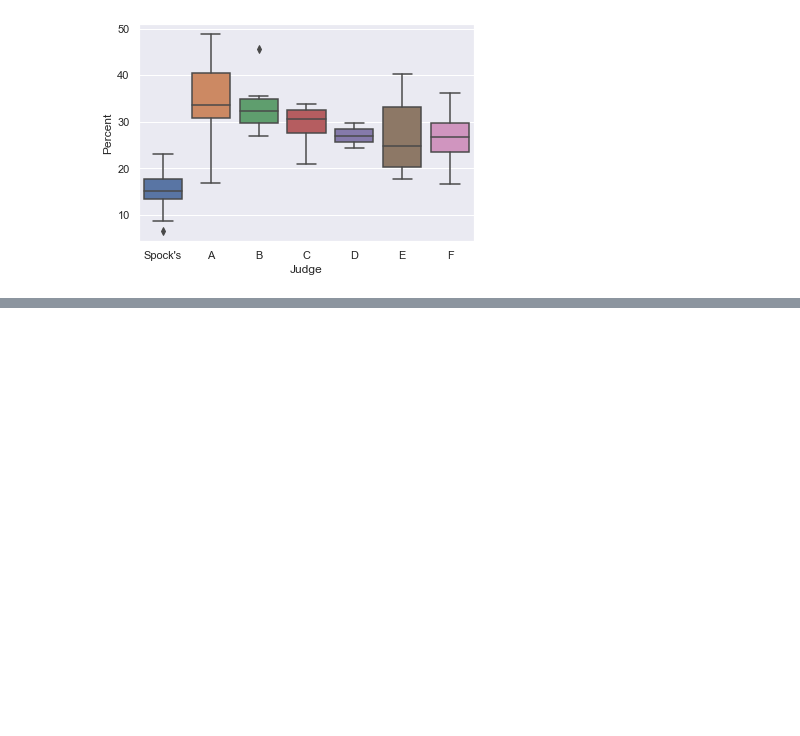
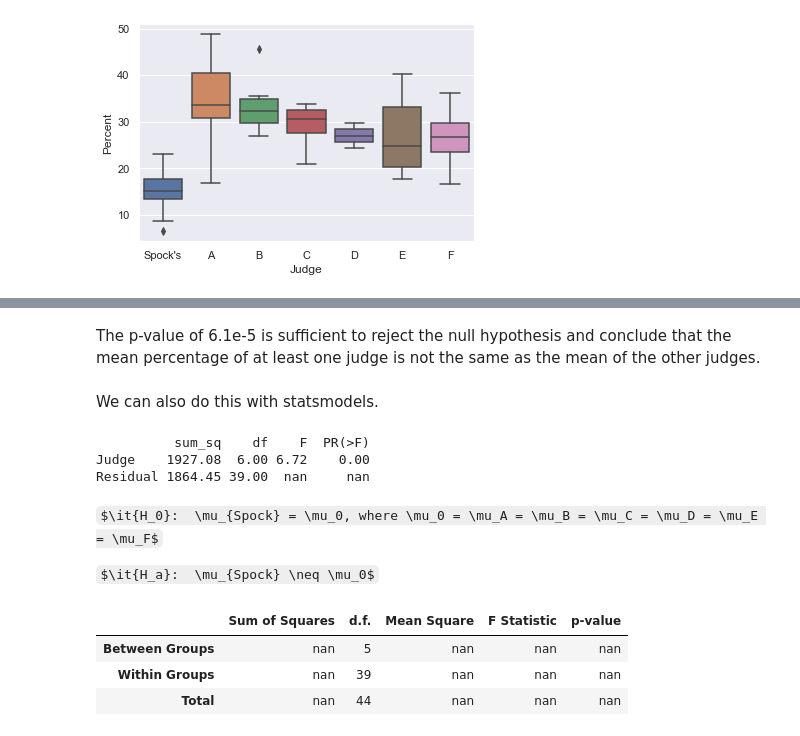
Before and after one commit to quintusdias/sleuth3, a Jupyter notebook: ch05/dr_spock.ipynb, the cells around one changed output, grey strips where cells are left out. Drawn from its saved outputs; the diff is of its cells as text; code cells hidden in the pictures; some formulas as TeX source; blank space fills up the shorter version.

```diff
--- a/ch05/dr_spock.ipynb
+++ b/ch05/dr_spock.ipynb
@@ -79,0 +107,37 @@ ss_extra
+# %% [markdown]
+The p-value of 6.1e-5 is sufficient to reject the null hypothesis and conclude that the mean percentage of at least one judge is not the same as the mean of the other judges.
+# %% [markdown]
+We can also do this with statsmodels.
+# %%
+import statsmodels.api as sm
+from statsmodels.formula.api import ols
+
+model = ols('Percent ~ Judge', data=df).fit()
+aov_table = sm.stats.anova_lm(model, typ=2)
+print(aov_table)
+# %% [output]
+          sum_sq    df    F  PR(>F)
+Judge    1927.08  6.00 6.72    0.00
+Residual 1864.45 39.00  nan     nan
+# %% [markdown]
+
+
+$\it{H_0}:  \mu_{Spock} = \mu_0, where \mu_0 = \mu_A = \mu_B = \mu_C = \mu_D = \mu_E = \mu_F$
+
+$\it{H_a}:  \mu_{Spock} \neq \mu_0$
+# %%
+a = np.empty((3, 5))
+a[:] = NaN
+index = ['Between Groups', 'Within Groups', 'Total']
+columns = ['Sum of Squares', 'd.f.', 'Mean Square', 'F Statistic', 'p-value']
+dfss = pd.DataFrame(a, columns=columns, index=index)
+
+n = len(df)
+I = len(df.Judge.unique())
+dfss['d.f.'] = [I - 2, n - I, n - 2]
+dfss
+# %% [output]
+|  | Sum of Squares | d.f. | Mean Square | F Statistic | p-value |
+| Between Groups | nan | 5 | nan | nan | nan |
+| Within Groups | nan | 39 | nan | nan | nan |
+| Total | nan | 44 | nan | nan | nan |
```
Also changed, not shown: parts of 16 cells of this notebook.
